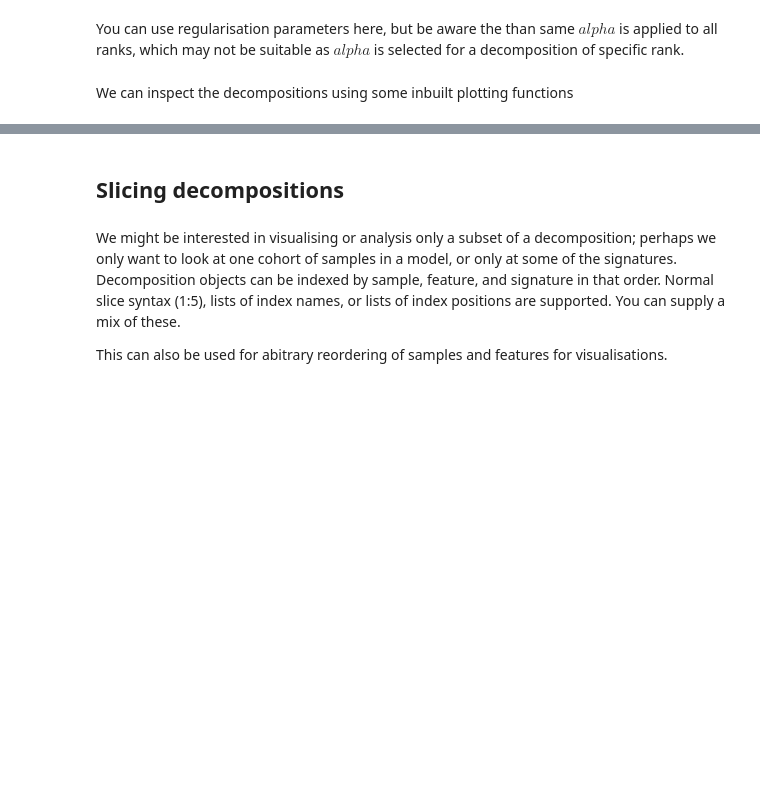
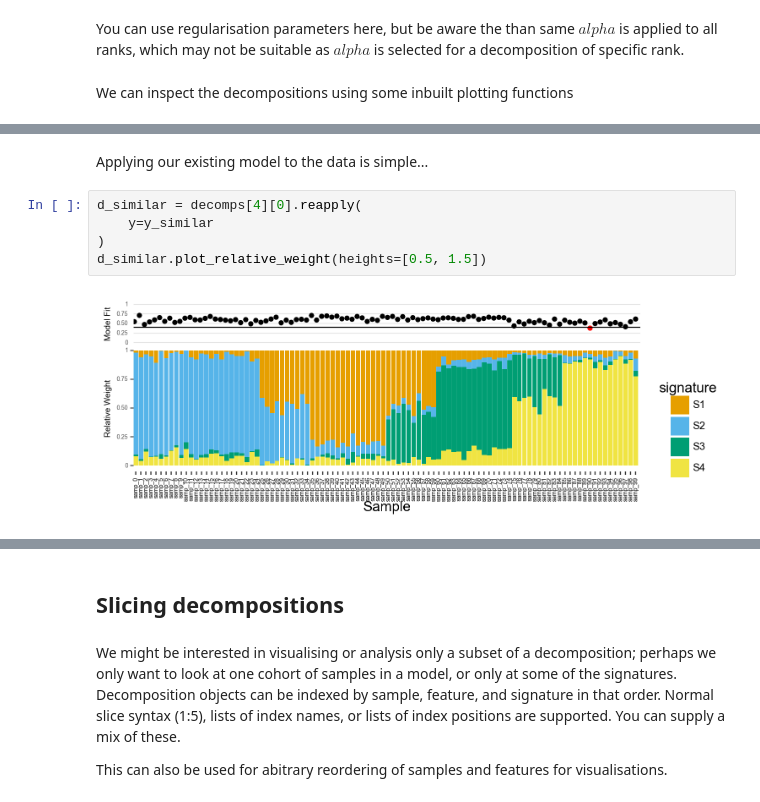
Before and after one commit to apduncan/cvanmf, a Jupyter notebook: docs/example.ipynb, the cells around one changed output, grey strips where cells are left out. Drawn from its saved outputs; the diff is of its cells as text; blank space fills up the shorter version.

```diff
--- a/docs/example.ipynb
+++ b/docs/example.ipynb
@@ -190,0 +218,9 @@ decomps[4][0].plot_feature_weight()
+# %% [markdown]
+Applying our existing model to the data is simple...
+# %%
+d_similar = decomps[4][0].reapply(
+    y=y_similar
+)
+d_similar.plot_relative_weight(heights=[0.5, 1.5])
+# %% [output]
+[figure, added]
```
Also changed, not shown: parts of 20 cells of this notebook, 2 other files.
